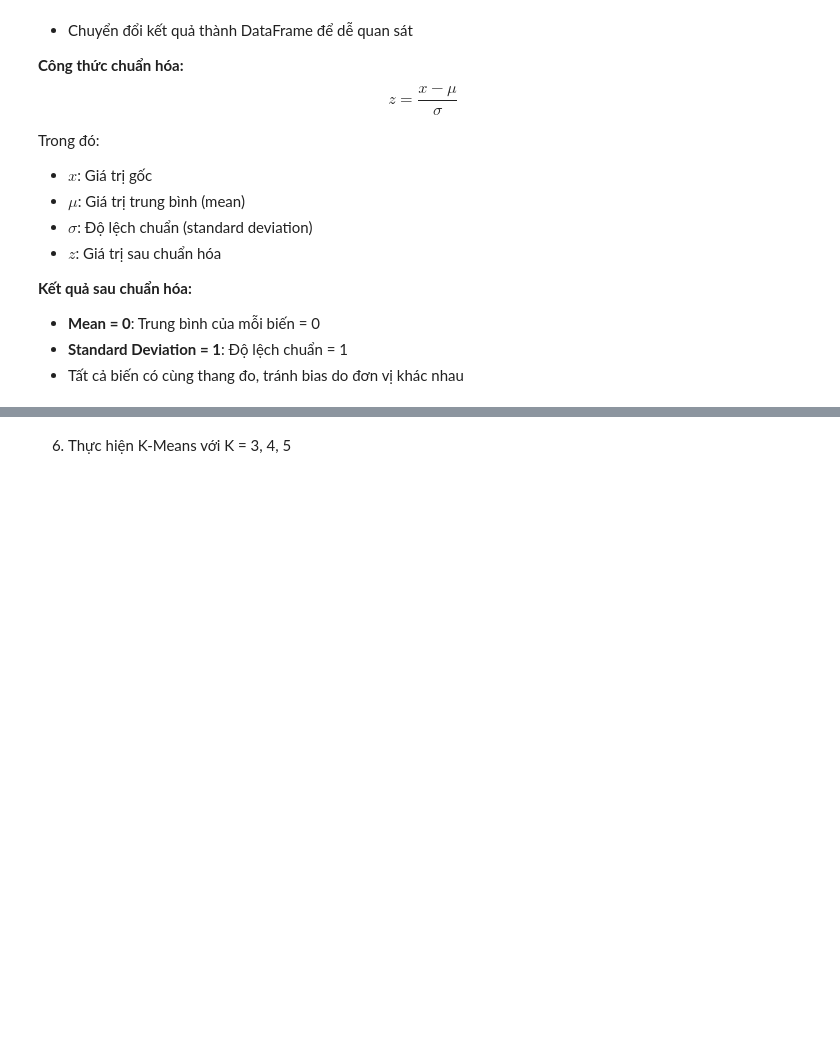
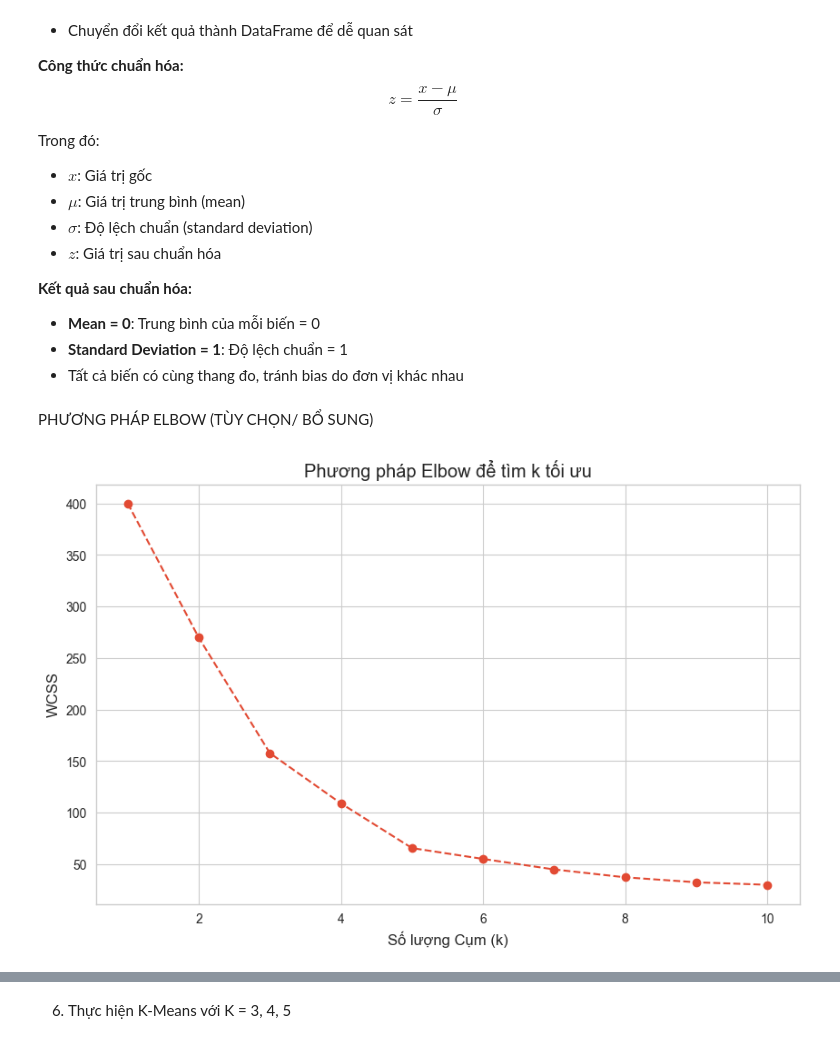
Before and after one commit to A-Shy-Lion/Bengaluru_House, a Jupyter notebook: notebooks/practice_3.2.ipynb, the cells around one changed output, grey strips where cells are left out. Drawn from its saved outputs; the diff is of its cells as text; code cells hidden in the pictures; blank space fills up the shorter version.

```diff
--- a/notebooks/practice_3.2.ipynb
+++ b/notebooks/practice_3.2.ipynb
@@ -319,3 +319,20 @@ Trong đó:
 - **Mean = 0**: Trung bình của mỗi biến = 0
 - **Standard Deviation = 1**: Độ lệch chuẩn = 1
 - Tất cả biến có cùng thang đo, tránh bias do đơn vị khác nhau
+# %% [markdown]
+PHƯƠNG PHÁP ELBOW (TÙY CHỌN/ BỔ SUNG)
+# %%
+wcss = []
+for i in range(1, 11):
+    kmeans = KMeans(n_clusters=i, init='k-means++', max_iter=300, n_init=10, random_state=42)
+    kmeans.fit(X_scaled)
+    wcss.append(kmeans.inertia_)
+
+plt.figure(figsize=(10, 6))
+plt.plot(range(1, 11), wcss, marker='o', linestyle='--')
+plt.title('Phương pháp Elbow để tìm k tối ưu')
+plt.xlabel('Số lượng Cụm (k)')
+plt.ylabel('WCSS')
+plt.show()
+# %% [output]
+[figure, added]
```
Also changed, not shown: parts of 1 cell of this notebook.
